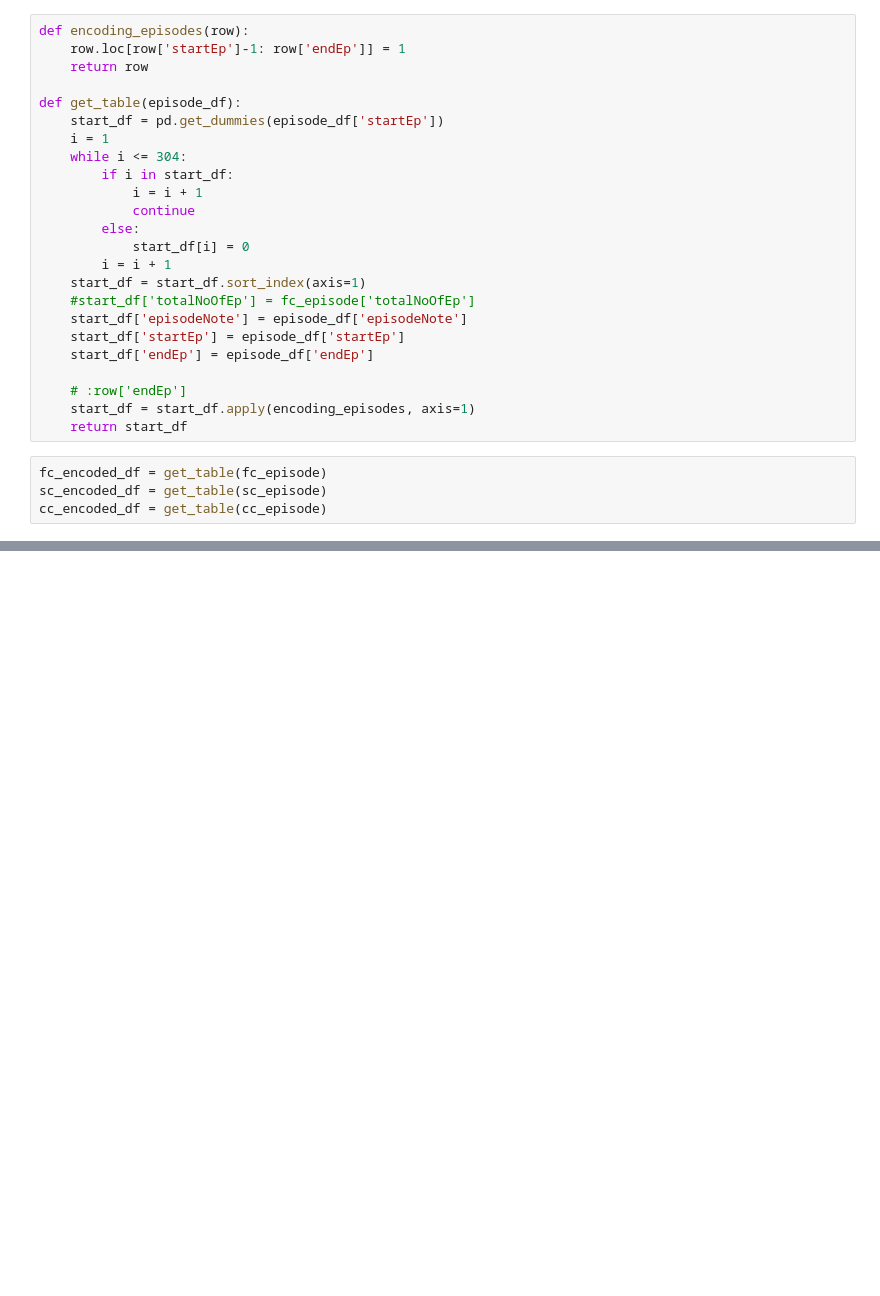
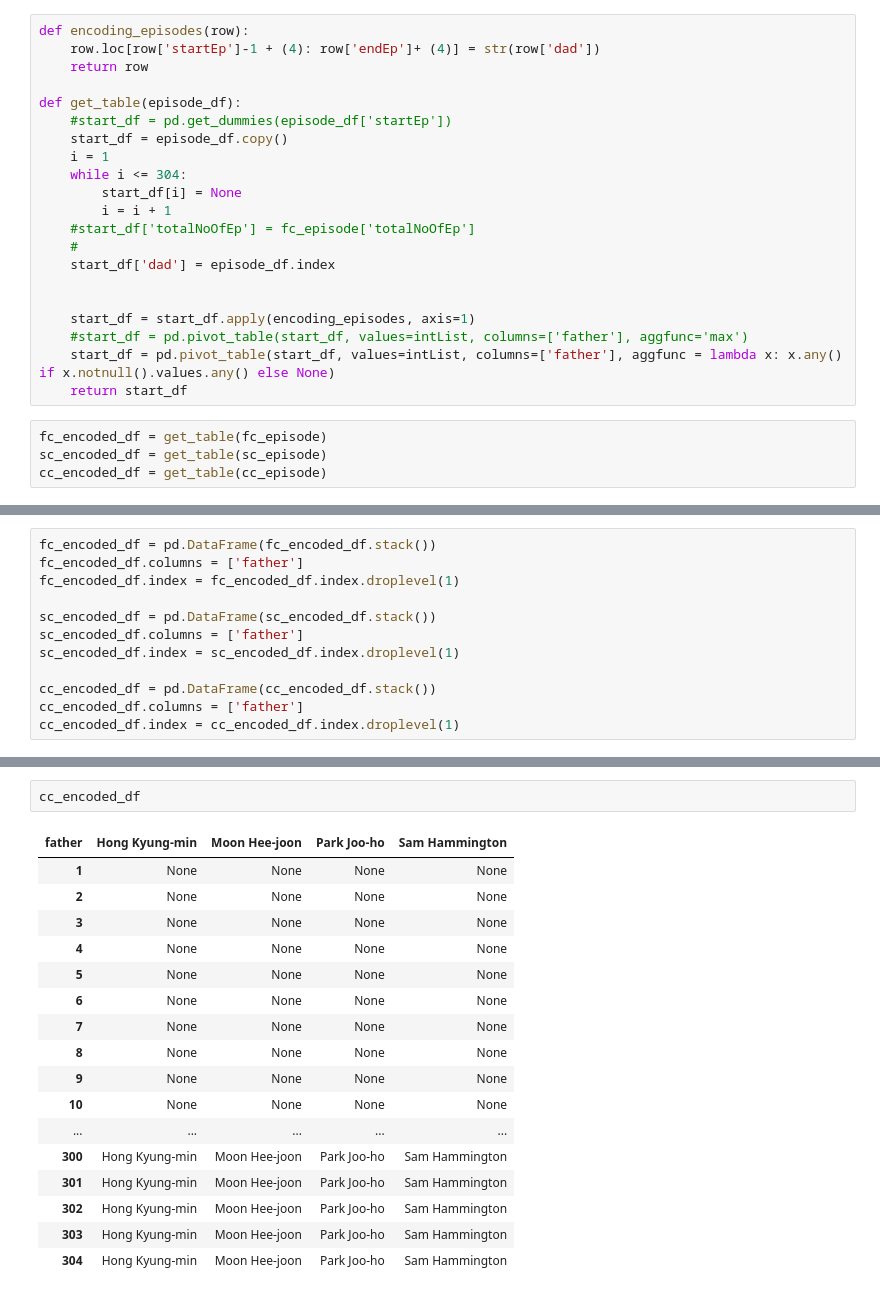
Before and after one commit to richdayandnight/the-return-of-superman, a Jupyter notebook: Family_csv.ipynb, the cells around one changed output, grey strips where cells are left out. Saved outputs shown, nothing was run; the diff lists cells and outputs as text; blank space fills up the shorter version.

Commit message:
update episode appearances

```diff
--- a/Family_csv.ipynb
+++ b/Family_csv.ipynb
@@ -31,27 +31,24 @@ cc_episode['endEp'] = cc_episode['endEp'].astype('int')
 cc_episode = cc_episode.set_index('father')
 # %%
 def encoding_episodes(row):
-    row.loc[row['startEp']-1: row['endEp']] = 1
+    row.loc[row['startEp']-1 + (4): row['endEp']+ (4)] = str(row['dad'])
     return row
 
 def get_table(episode_df):
-    start_df = pd.get_dummies(episode_df['startEp'])
+    #start_df = pd.get_dummies(episode_df['startEp'])
+    start_df = episode_df.copy()
     i = 1
     while i <= 304:
-        if i in start_df:
-            i = i + 1
-            continue
-        else:
-            start_df[i] = 0
+        start_df[i] = None
         i = i + 1
-    start_df = start_df.sort_index(axis=1)
     #start_df['totalNoOfEp'] = fc_episode['totalNoOfEp']
-    start_df['episodeNote'] = episode_df['episodeNote']
-    start_df['startEp'] = episode_df['startEp']
-    start_df['endEp'] = episode_df['endEp']
+    #
+    start_df['dad'] = episode_df.index
 
-    # :row['endEp']
+
     start_df = start_df.apply(encoding_episodes, axis=1)
+    #start_df = pd.pivot_table(start_df, values=intList, columns=['father'], aggfunc='max')
+    start_df = pd.pivot_table(start_df, values=intList, columns=['father'], aggfunc = lambda x: x.any() if x.notnull().values.any() else None)
     return start_df
 # %%
 fc_encoded_df = get_table(fc_episode)
@@ -61,0 +80,12 @@ fc_encoded_df['father'] = fc_encoded_df.index
+# %%
+fc_encoded_df = pd.DataFrame(fc_encoded_df.stack())
+fc_encoded_df.columns = ['father']
+fc_encoded_df.index = fc_encoded_df.index.droplevel(1)
+
+sc_encoded_df = pd.DataFrame(sc_encoded_df.stack())
+sc_encoded_df.columns = ['father']
+sc_encoded_df.index = sc_encoded_df.index.droplevel(1)
+
+cc_encoded_df = pd.DataFrame(cc_encoded_df.stack())
+cc_encoded_df.columns = ['father']
+cc_encoded_df.index = cc_encoded_df.index.droplevel(1)
@@ -95,0 +115,20 @@ for key,val in dict_df.items():
+# %%
+cc_encoded_df
+# %% [output]
+| father | Hong Kyung-min | Moon Hee-joon | Park Joo-ho | Sam Hammington |
+| 1 | None | None | None | None |
+| 2 | None | None | None | None |
+| 3 | None | None | None | None |
+| 4 | None | None | None | None |
+| 5 | None | None | None | None |
+| 6 | None | None | None | None |
+| 7 | None | None | None | None |
+| 8 | None | None | None | None |
+| 9 | None | None | None | None |
+| 10 | None | None | None | None |
+| ... | ... | ... | ... | ... |
+| 300 | Hong Kyung-min | Moon Hee-joon | Park Joo-ho | Sam Hammington |
+| 301 | Hong Kyung-min | Moon Hee-joon | Park Joo-ho | Sam Hammington |
+| 302 | Hong Kyung-min | Moon Hee-joon | Park Joo-ho | Sam Hammington |
+| 303 | Hong Kyung-min | Moon Hee-joon | Park Joo-ho | Sam Hammington |
+| 304 | Hong Kyung-min | Moon Hee-joon | Park Joo-ho | Sam Hammington |
```
Also changed, not shown: parts of 22 cells of this notebook, 6 other files.
